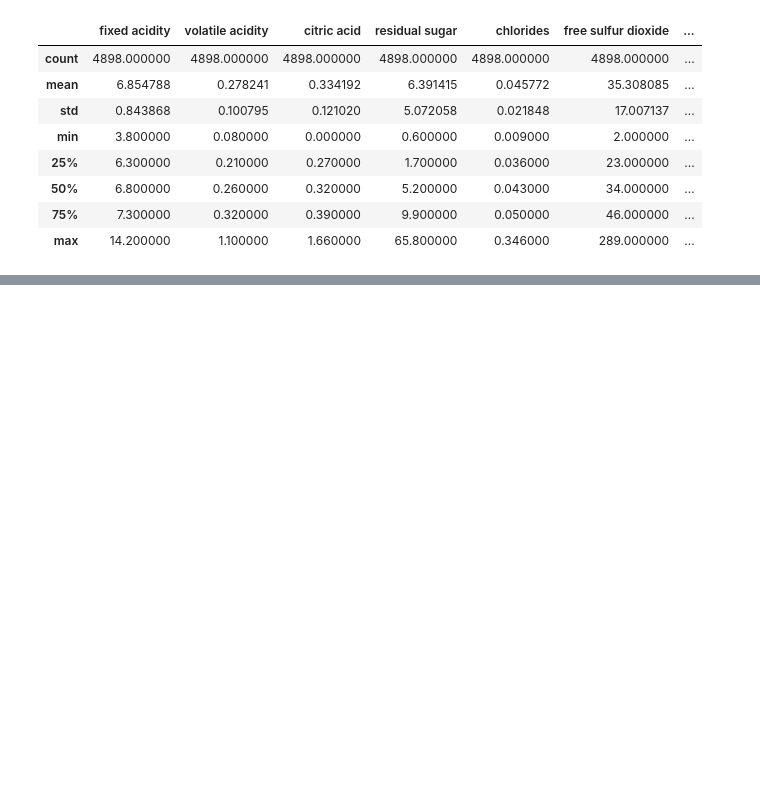
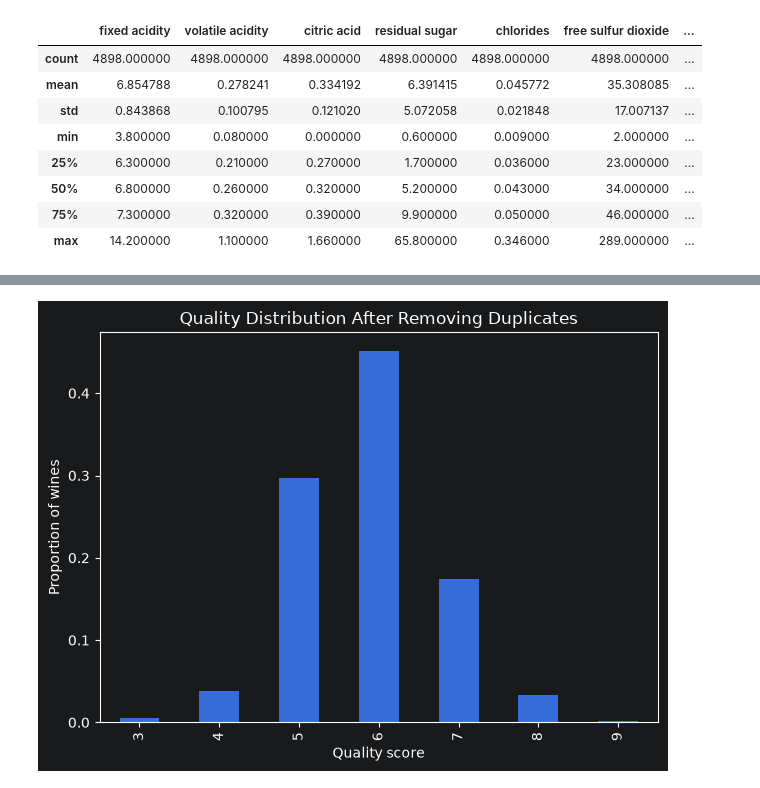
Before and after one commit to amanullah-ops/wine-quality-prediction, a Jupyter notebook: notebooks/01_data_inspection.ipynb, the cells around one changed output, grey strips where cells are left out. Saved outputs shown, nothing was run; the diff lists cells and outputs as text; code cells hidden in the pictures; blank space fills up the shorter version.

```diff
--- a/notebooks/01_data_inspection.ipynb
+++ b/notebooks/01_data_inspection.ipynb
@@ -73,0 +116,12 @@ df.describe()
+# %%
+df.drop_duplicates()["quality"].value_counts(normalize=True).sort_index().plot(
+    kind="bar",
+    xlabel="Quality score",
+    ylabel="Proportion of wines",
+    title="Quality Distribution After Removing Duplicates"
+)
+
+plt.tight_layout()
+plt.show()
+# %% [output]
+[figure, added]
```
Also changed, not shown: parts of 15 cells of this notebook.
